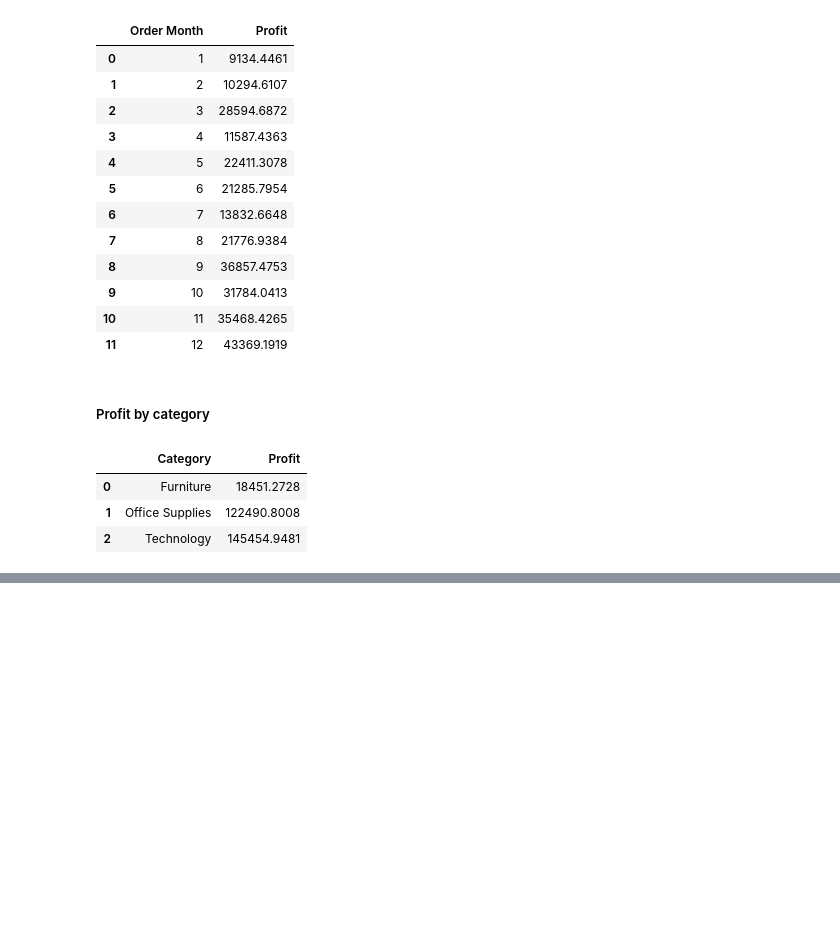
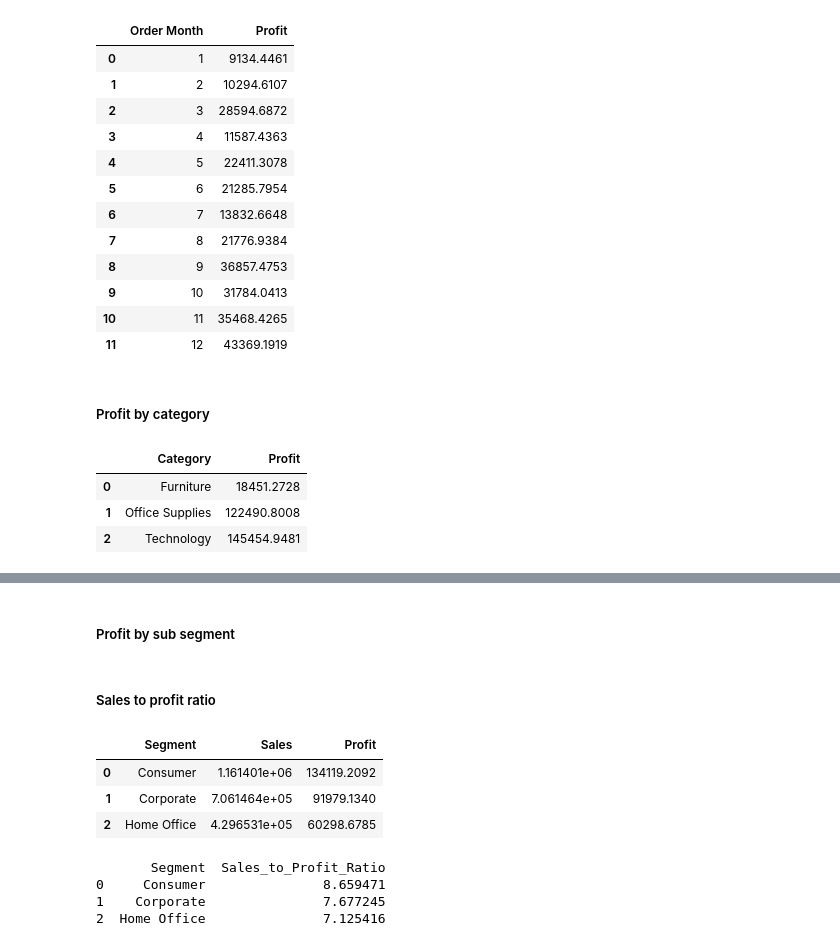
Before and after one commit to shiva3994/Practice, a Jupyter notebook: Daily Python/L_Superstore_report.ipynb, the cells around one changed output, grey strips where cells are left out. Cells and saved outputs as stored; diff of their text form; code cells hidden in the pictures; blank space fills up the shorter version.

```diff
--- a/Daily Python/L_Superstore_report.ipynb
+++ b/Daily Python/L_Superstore_report.ipynb
@@ -321,0 +332,2 @@ fig.show()
+# %% [markdown]
+##### Profit by sub segment
@@ -321,0 +356,26 @@ fig.show()
+# %% [markdown]
+##### Sales to profit ratio
+# %%
+sales_profit_by_segment = data.groupby('Segment').agg({'Sales' : 'sum', 'Profit' : 'sum'}).reset_index()
+# Clusters your rows by the Segment column (e.g., Consumer, Corporate, Home Office).
+# Calculates the total overall Sales and total overall Profit for each specific group, creating a clean summary table.
+# %%
+sales_profit_by_segment
+# %% [output]
+|  | Segment | Sales | Profit |
+| 0 | Consumer | 1.161401e+06 | 134119.2092 |
+| 1 | Corporate | 7.061464e+05 | 91979.1340 |
+| 2 | Home Office | 4.296531e+05 | 60298.6785 |
+# %%
+sales_profit_by_segment['Sales_to_Profit_Ratio'] = sales_profit_by_segment['Sales']/sales_profit_by_segment['Profit']
+# Divides the total sales by the total profit for each segment (for ratio part)
+# Creates a new column named Sales_to_Profit_Ratio.
+
+print(sales_profit_by_segment[['Segment','Sales_to_Profit_Ratio']])
+# Filters out the raw sales and profit numbers.
+# Prints a clean, two-column list showing only the segment names alongside their corresponding ratio.
+# %% [output]
+       Segment  Sales_to_Profit_Ratio
+0     Consumer               8.659471
+1    Corporate               7.677245
+2  Home Office               7.125416
```
Also changed, not shown: parts of 4 cells of this notebook.
